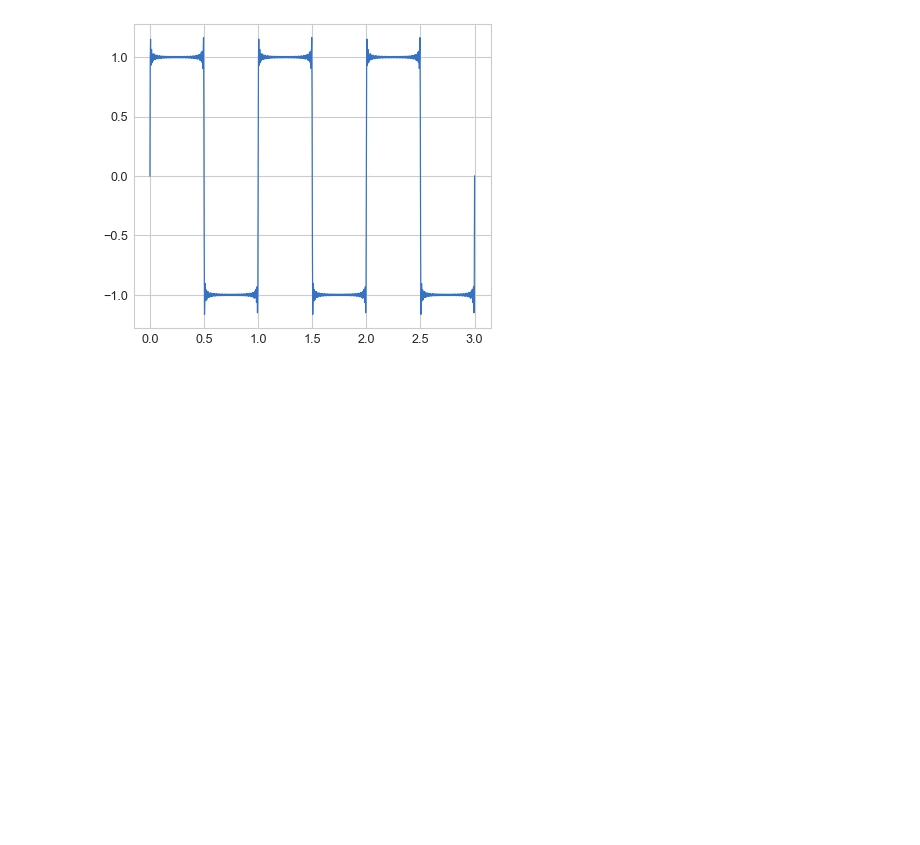
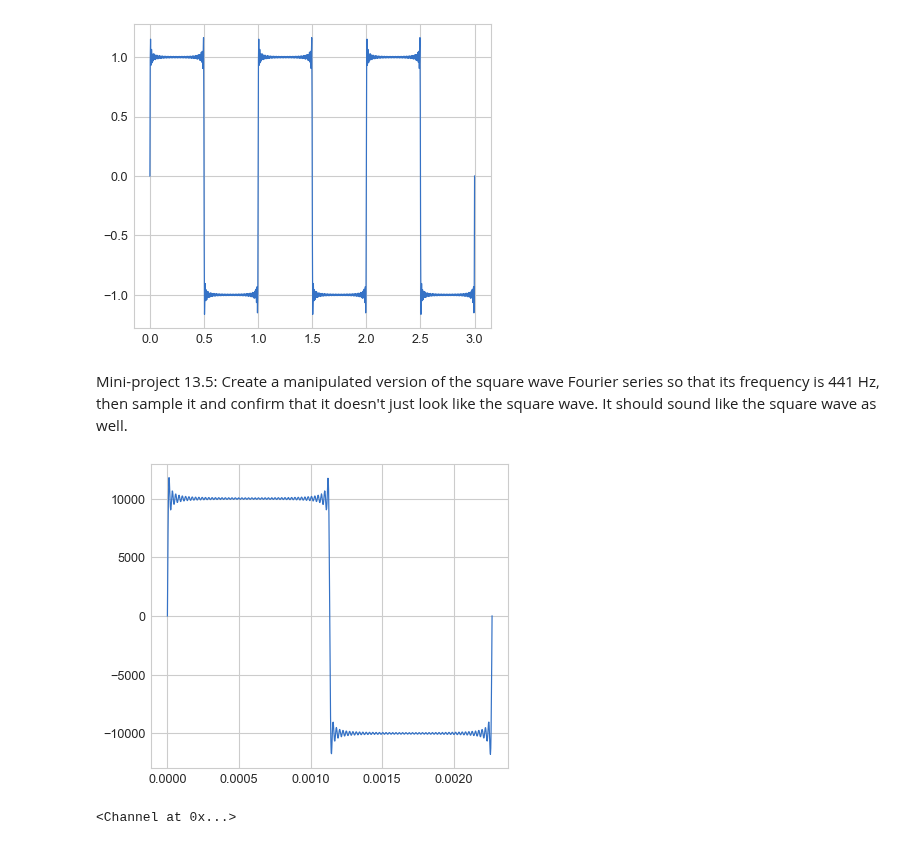
Before and after one commit to aliakhtar/maths4programmers-python, a Jupyter notebook: ch13/13.3.ipynb, the cells around one changed output. Saved outputs shown, nothing was run; the diff lists cells and outputs as text; code cells hidden in the pictures; blank space fills up the shorter version.

```diff
--- a/ch13/13.3.ipynb
+++ b/ch13/13.3.ipynb
@@ -61,3 +61,19 @@ f = fourier_series(0, [], b)
 plot_function(f, 0, 3)
 # %% [output]
 [figure]
+# %% [markdown]
+Mini-project 13.5: Create a manipulated version of the square wave Fourier series so that its frequency is 441 Hz, then
+sample it and confirm that it doesn't just look like the square wave. It should sound like the square wave as well.
+# %%
+high_freq_f = lambda t: f(t * 441) * 10000
+plot_function(high_freq_f, 0, 1 / 441 )
+# %% [output]
+[figure, added]
+# %%
+#sample(high_freq_f, 0, 1, 44100)
+
+sound = pygame.sndarray.make_sound(sample(high_freq_f, 0, 1, 44100))
+#sound
+sound.play()
+# %% [output]
+<Channel at 0x...>
```
Also changed, not shown: 1 other file.
